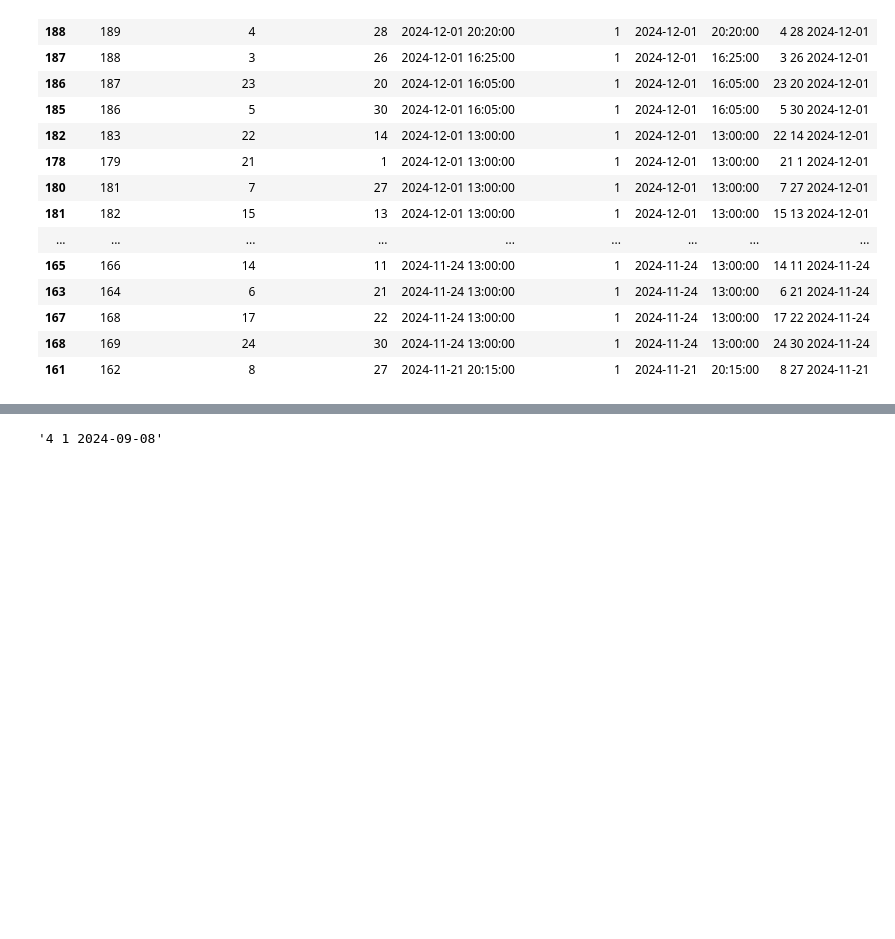
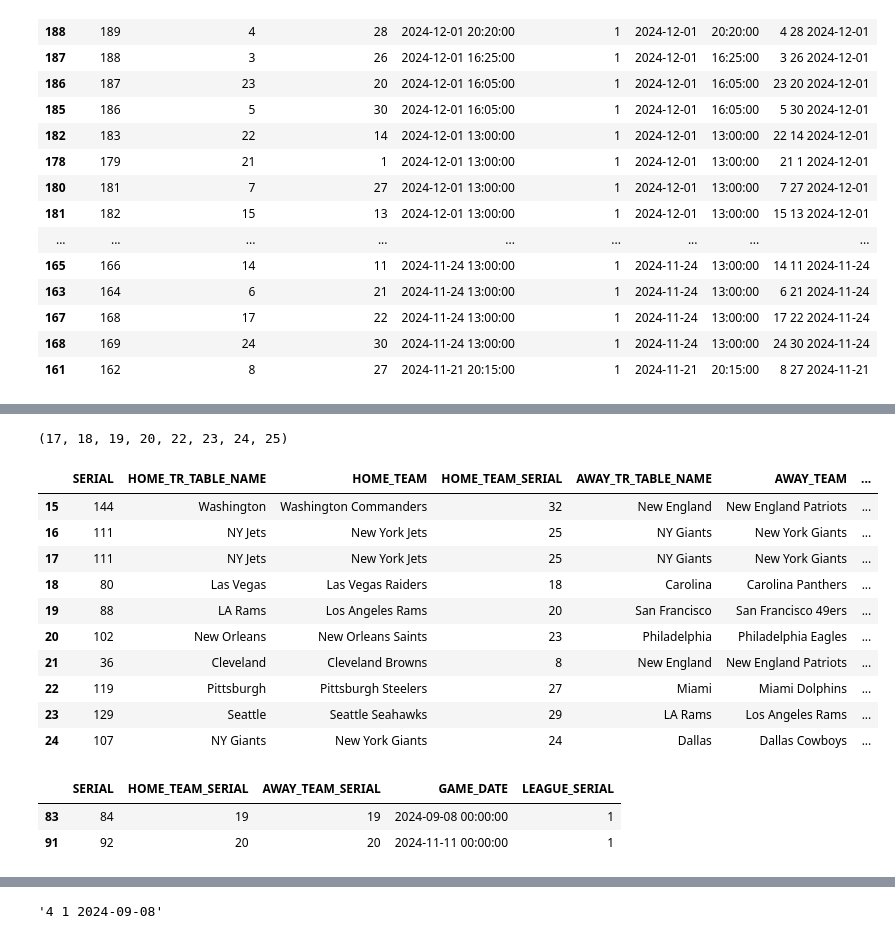
Before and after one commit to tmccoy94/Sports_Data_Project, a Jupyter notebook: test2.ipynb, the cells around one changed output, grey strips where cells are left out. Saved outputs shown, nothing was run; the diff lists cells and outputs as text; code cells hidden in the pictures; blank space fills up the shorter version.

```diff
--- a/test2.ipynb
+++ b/test2.ipynb
@@ -150,0 +231,64 @@ fix_names_ref
+# %%
+query_serials = tuple(serials)
+
+query_serials
+# %% [output]
+(17, 18, 19, 20, 22, 23, 24, 25)
+# %%
+games_to_fix = manager.dataframe_query(f"""
+    WITH AllGames AS (
+        SELECT *
+        FROM GAMES AS G
+        WHERE G.HOME_TEAM_SERIAL IN {query_serials}
+
+        UNION ALL
+
+        SELECT *
+        FROM GAMES AS G
+        WHERE G.AWAY_TEAM_SERIAL IN {query_serials}
+    )
+    SELECT
+        GAMES.SERIAL,
+        HOME_TEAM.TR_TABLE_NAME AS HOME_TR_TABLE_NAME,
+        HOME_TEAM.TEAM_NAME AS HOME_TEAM,
+        GAMES.HOME_TEAM_SERIAL,
+        AWAY_TEAM.TR_TABLE_NAME AS AWAY_TR_TABLE_NAME,
+        AWAY_TEAM.TEAM_NAME AS AWAY_TEAM,
+        GAMES.AWAY_TEAM_SERIAL,
+        GAMES.GAME_DATE,
+        GAME_OUTCOMES.SERIAL AS GO_SERIAL,
+        GAME_OUTCOMES.WINNER_TEAM_SERIAL,
+        WINNER_TEAM.TR_TABLE_NAME AS WINNER_tr_TEAM,
+        WINNER_TEAM.TEAM_NAME AS WINNER_TEAM
+    FROM
+        AllGames AS GAMES
+        JOIN GAME_OUTCOMES AS GAME_OUTCOMES ON GAMES.SERIAL = GAME_OUTCOMES.GAME_SERIAL
+        JOIN TEAMS AS HOME_TEAM ON HOME_TEAM.SERIAL = GAMES.HOME_TEAM_SERIAL
+        JOIN TEAMS AS AWAY_TEAM ON AWAY_TEAM.SERIAL = GAMES.AWAY_TEAM_SERIAL
+        JOIN TEAMS AS WINNER_TEAM ON WINNER_TEAM.SERIAL = GAME_OUTCOMES.WINNER_TEAM_SERIAL
+    ORDER BY
+        GAMES.GAME_DATE
+""")
+
+games_to_fix.iloc[15:25,]
+# %% [output]
+|  | SERIAL | HOME_TR_TABLE_NAME | HOME_TEAM | HOME_TEAM_SERIAL | AWAY_TR_TABLE_NAME | AWAY_TEAM | ... |
+| 15 | 144 | Washington | Washington Commanders | 32 | New England | New England Patriots | ... |
+| 16 | 111 | NY Jets | New York Jets | 25 | NY Giants | New York Giants | ... |
+| 17 | 111 | NY Jets | New York Jets | 25 | NY Giants | New York Giants | ... |
+| 18 | 80 | Las Vegas | Las Vegas Raiders | 18 | Carolina | Carolina Panthers | ... |
+| 19 | 88 | LA Rams | Los Angeles Rams | 20 | San Francisco | San Francisco 49ers | ... |
+| 20 | 102 | New Orleans | New Orleans Saints | 23 | Philadelphia | Philadelphia Eagles | ... |
+| 21 | 36 | Cleveland | Cleveland Browns | 8 | New England | New England Patriots | ... |
+| 22 | 119 | Pittsburgh | Pittsburgh Steelers | 27 | Miami | Miami Dolphins | ... |
+| 23 | 129 | Seattle | Seattle Seahawks | 29 | LA Rams | Los Angeles Rams | ... |
+| 24 | 107 | NY Giants | New York Giants | 24 | Dallas | Dallas Cowboys | ... |
+# %%
+games_df = manager.dataframe_query('select * from GAMES')
+
+
+games_df[games_df['HOME_TEAM_SERIAL'] == games_df['AWAY_TEAM_SERIAL']]
+# %% [output]
+|  | SERIAL | HOME_TEAM_SERIAL | AWAY_TEAM_SERIAL | GAME_DATE | LEAGUE_SERIAL |
+| 83 | 84 | 19 | 19 | 2024-09-08 00:00:00 | 1 |
+| 91 | 92 | 20 | 20 | 2024-11-11 00:00:00 | 1 |
```
Also changed, not shown: parts of 9 cells of this notebook, 2 other files.
